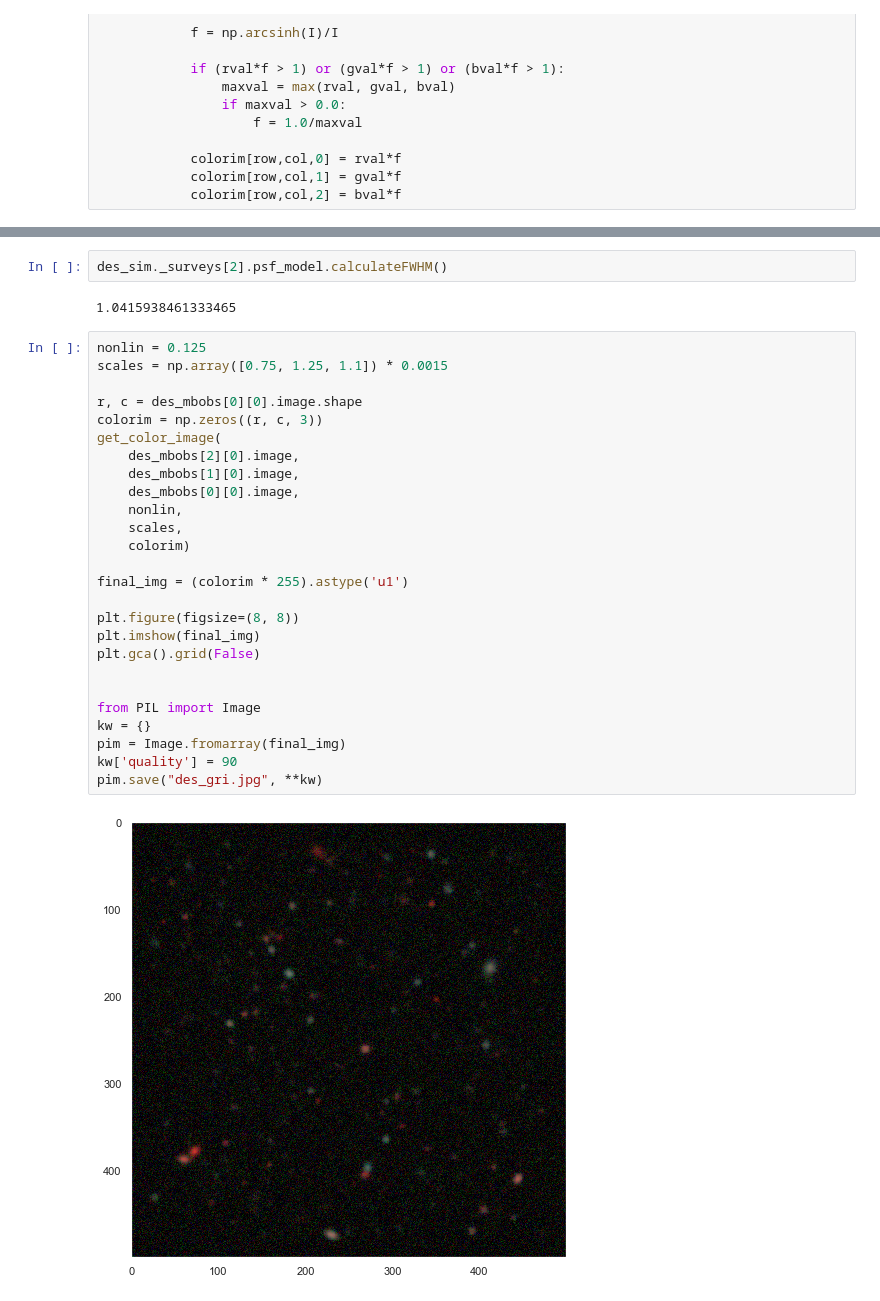
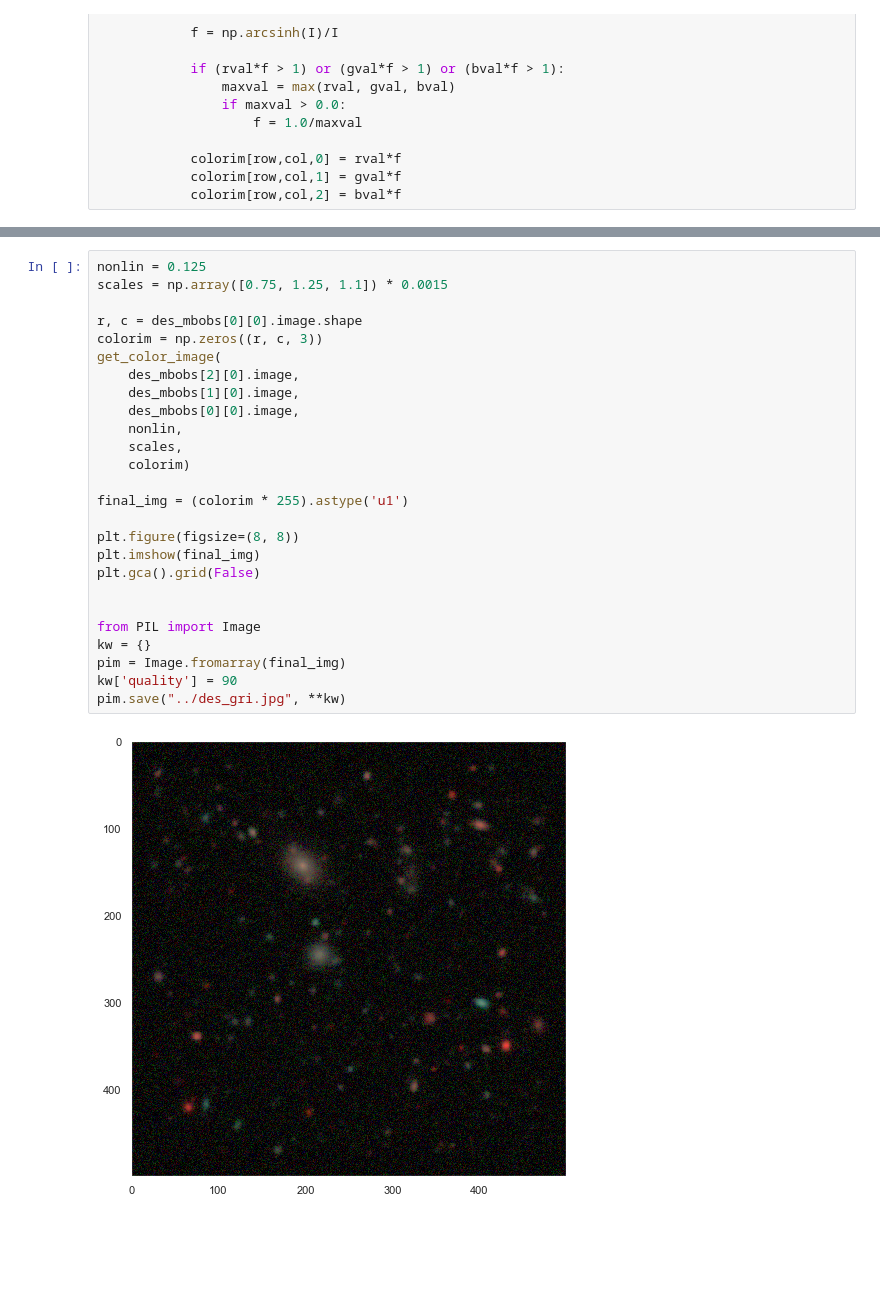
Before and after one commit to beckermr/metadetect-sims, a Jupyter notebook: paper_plots/color_sim_images/plot_color_sim.ipynb, the cells around one changed output, grey strips where cells are left out. Saved outputs shown, nothing was run; the diff lists cells and outputs as text; blank space fills up the shorter version.

Commit message:
new figures

```diff
--- a/paper_plots/color_sim_images/plot_color_sim.ipynb
+++ b/paper_plots/color_sim_images/plot_color_sim.ipynb
@@ -107,35 +105,31 @@ Wall time: 30.8 s
-# %%
-des_sim._surveys[2].psf_model.calculateFWHM()
-# %% [output]
-1.0415938461333465
 # %%
 nonlin = 0.125
 scales = np.array([0.75, 1.25, 1.1]) * 0.0015
 
 r, c = des_mbobs[0][0].image.shape
 colorim = np.zeros((r, c, 3))
 get_color_image(
     des_mbobs[2][0].image,
     des_mbobs[1][0].image,
     des_mbobs[0][0].image,
     nonlin,
     scales,
     colorim)
 
 final_img = (colorim * 255).astype('u1')
 
 plt.figure(figsize=(8, 8))
 plt.imshow(final_img)
 plt.gca().grid(False)
 
 
 from PIL import Image
 kw = {}
 pim = Image.fromarray(final_img)
 kw['quality'] = 90
-pim.save("des_gri.jpg", **kw)
+pim.save("../des_gri.jpg", **kw)
 # %% [output]
-[figure, old version]
+[figure, new version]
 # %%
 %%time
 
```
Also changed, not shown: parts of 21 cells of this notebook, 8 other files.
